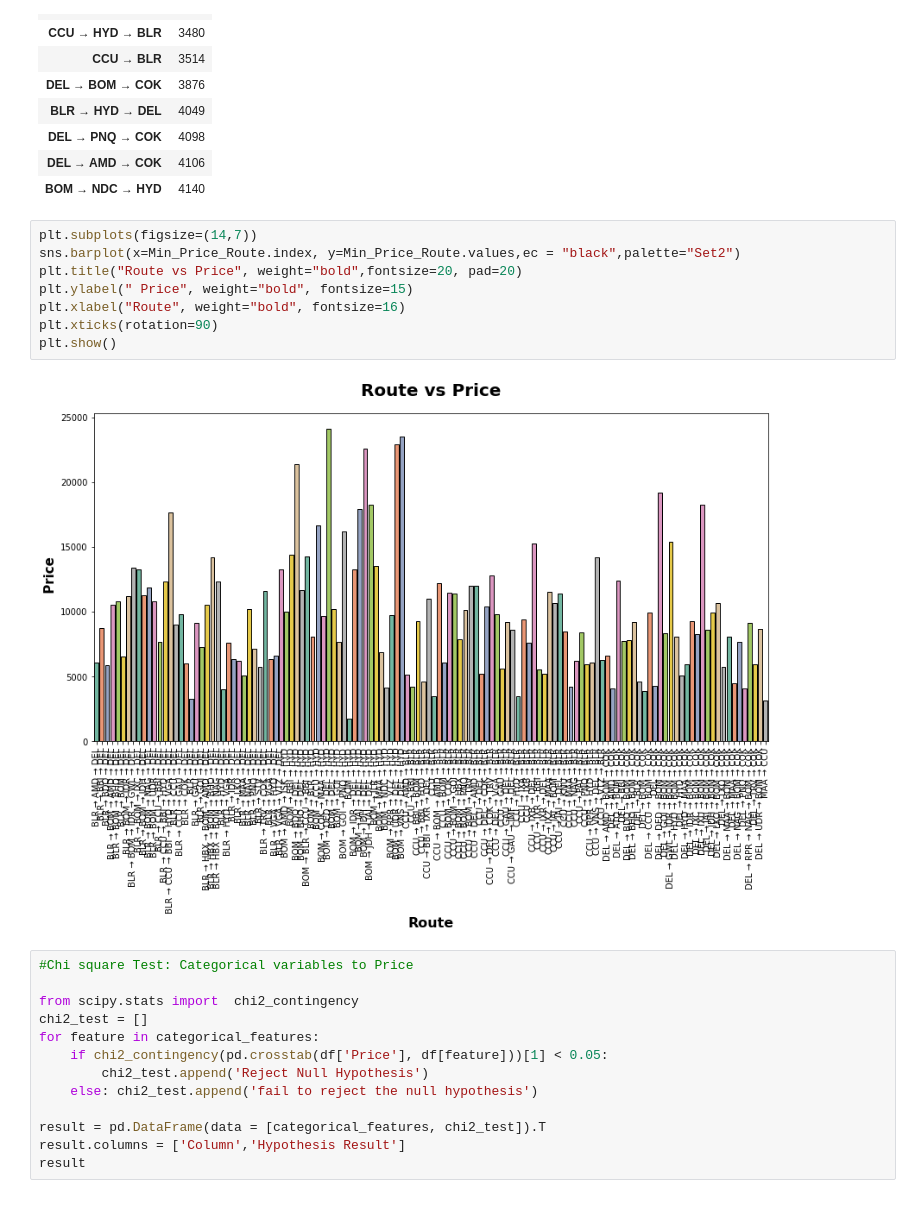
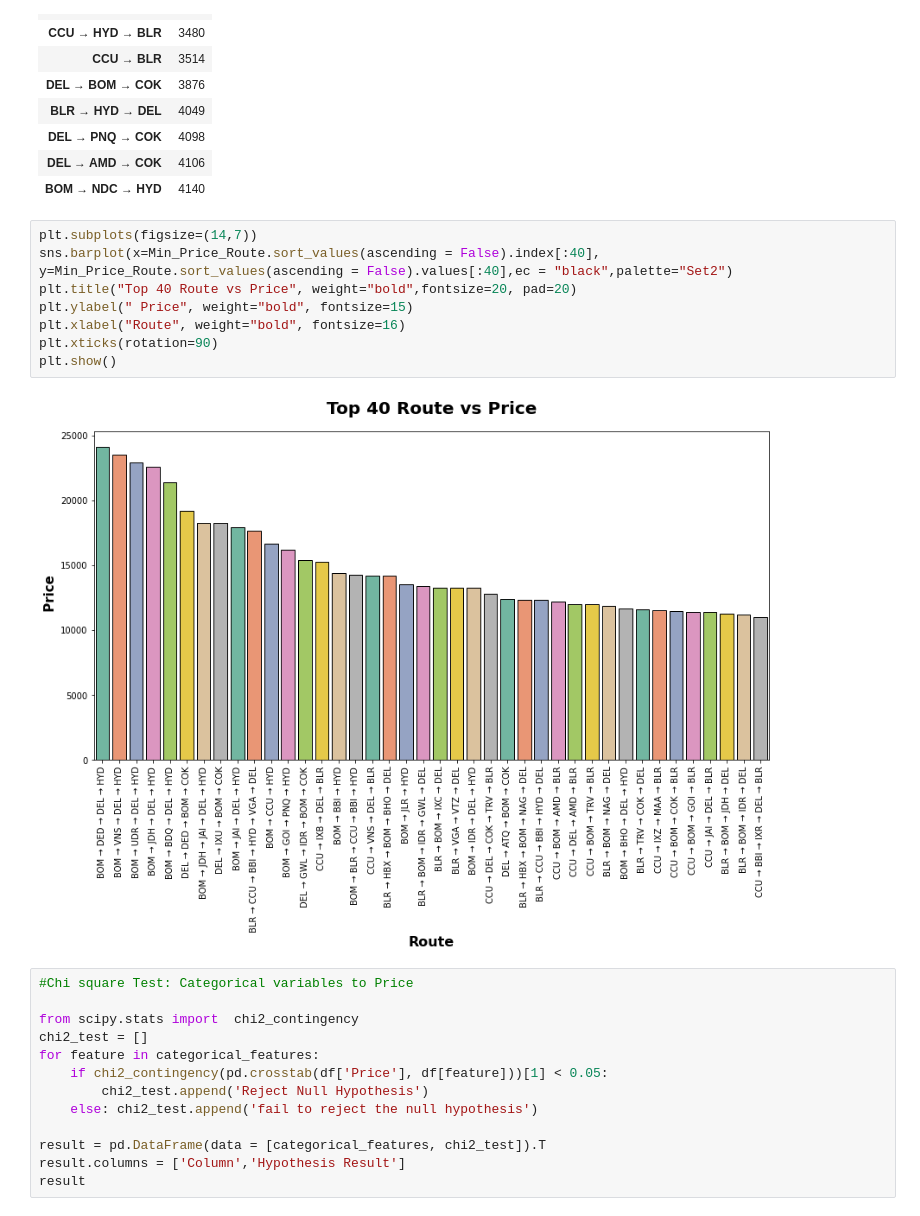
Before and after one commit to arnabpani/EDA, a Jupyter notebook: Flight Fare Prediction EDA.ipynb, the cells around one changed output. Drawn from its saved outputs; the diff is of its cells as text.

```diff
--- a/Flight Fare Prediction EDA.ipynb
+++ b/Flight Fare Prediction EDA.ipynb
@@ -204,14 +204,14 @@ Top 10 Cheapest Routes
 | BOM → NDC → HYD | 4140 |
 # %%
 plt.subplots(figsize=(14,7))
-sns.barplot(x=Min_Price_Route.index, y=Min_Price_Route.values,ec = "black",palette="Set2")
-plt.title("Route vs Price", weight="bold",fontsize=20, pad=20)
+sns.barplot(x=Min_Price_Route.sort_values(ascending = False).index[:40], y=Min_Price_Route.sort_values(ascending = False).values[:40],ec = "black",palette="Set2")
+plt.title("Top 40 Route vs Price", weight="bold",fontsize=20, pad=20)
 plt.ylabel(" Price", weight="bold", fontsize=15)
 plt.xlabel("Route", weight="bold", fontsize=16)
 plt.xticks(rotation=90)
 plt.show()
 # %% [output]
-[figure, old version]
+[figure, new version]
 # %%
 #Chi square Test: Categorical variables to Price
 
```
